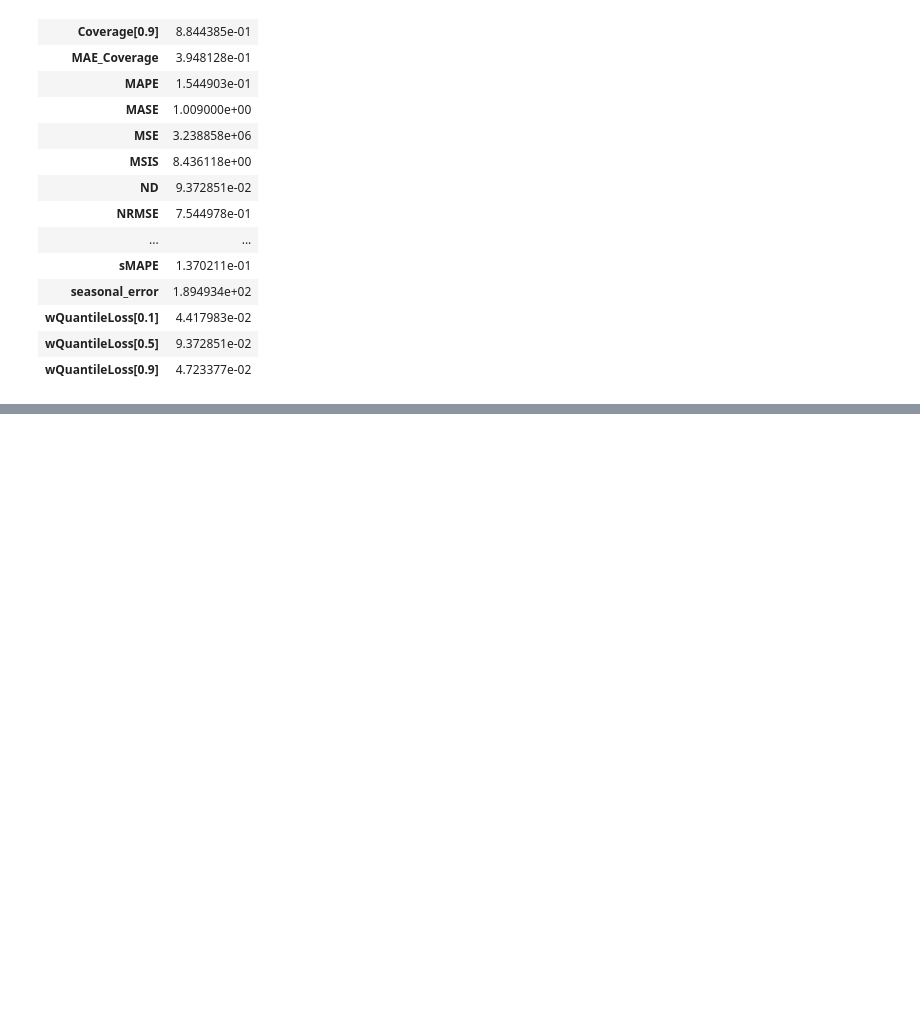
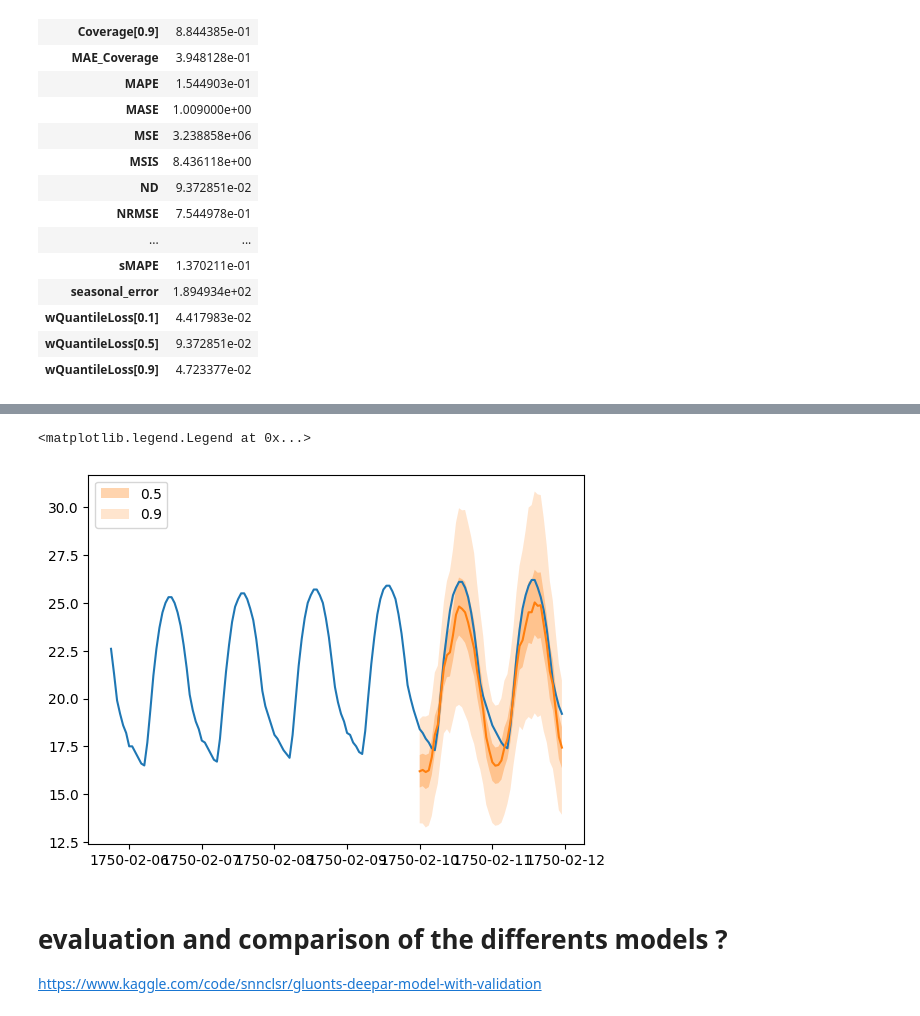
Before and after one commit to c1adrien/gluonTS, a Jupyter notebook: gluonTS/tutorial_gluonts.ipynb, the cells around one changed output, grey strips where cells are left out. Cells and saved outputs as stored; diff of their text form; code cells hidden in the pictures; blank space fills up the shorter version.

Commit message:
dataset

```diff
--- a/gluonTS/tutorial_gluonts.ipynb
+++ b/gluonTS/tutorial_gluonts.ipynb
@@ -263,0 +287,27 @@ pd.DataFrame.from_records(metrics_pytorch, index=["FeedForward"]).transpose()
+# %%
+deepAREstimator = DeepAREstimator(
+    num_layers= 4,
+    hidden_size=46,
+    prediction_length=dataset.metadata.prediction_length,
+    context_length=100,
+    freq=dataset.metadata.freq,
+    trainer_kwargs={
+        "enable_progress_bar": False,
+        "enable_model_summary": False,
+        "max_epochs": 30,
+    },
+)
+
+
+estimatorMLP = SimpleFeedForwardEstimator(prediction_length=dataset.metadata.prediction_length,
+                                          context_length=100,
+                                          hidden_dimensions=[30,20,10],
+                                          trainer_kwargs={
+                                                "enable_progress_bar": False,
+                                                "enable_model_summary": False,
+                                                "max_epochs": 30,
+                                            }
+                                            )
+# %%
+predictorDeepAR = deepAREstimator.train(dataset.train, cache_data=True)
+predictorMLP = estimatorMLP.train(dataset.train, cache_data=True)
@@ -263,0 +332,22 @@ pd.DataFrame.from_records(metrics_pytorch, index=["FeedForward"]).transpose()
+# %%
+from gluonts.evaluation import make_evaluation_predictions
+
+forecast_it, ts_it = make_evaluation_predictions(
+    dataset=dataset.test,
+    predictor=predictorMLP,
+)
+# %%
+forecasts = list(forecast_it)
+tss = list(ts_it)
+# %%
+i = np.random.randint(0,len(forecasts))
+plt.plot(tss[i][-150:].to_timestamp())
+forecasts[i].plot(show_label=True)
+plt.legend()
+# %% [output]
+<matplotlib.legend.Legend at 0x...>
+[figure, added]
+# %% [markdown]
+# evaluation and comparison of the differents models ?
+
+https://www.kaggle.com/code/snnclsr/gluonts-deepar-model-with-validation
```
Also changed, not shown: parts of 5 cells of this notebook, 16 other files.
